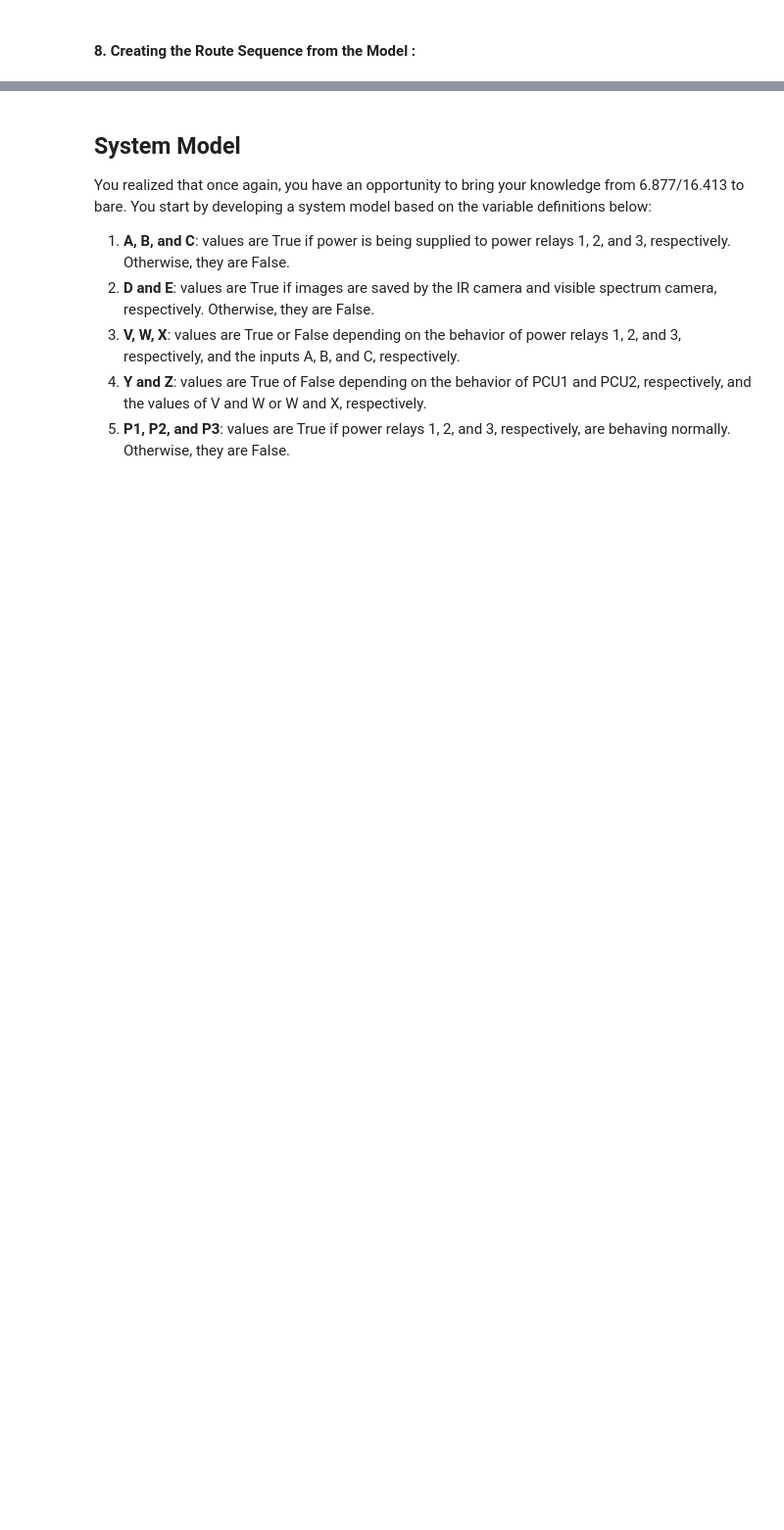
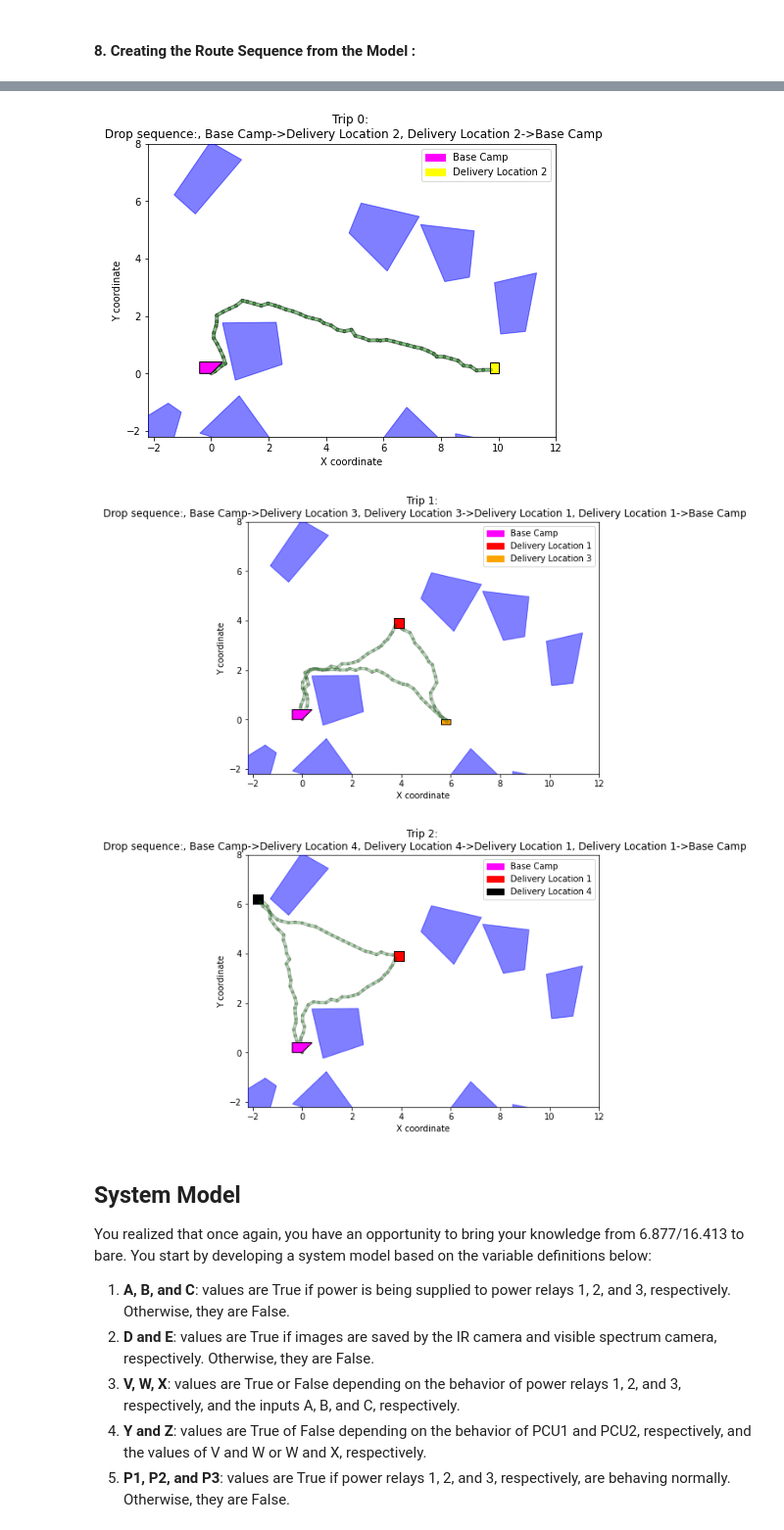
Before and after one commit to trstuart08/PADM_Project, a Jupyter notebook: PADM Project Initial Draft.ipynb, the cells around one changed output, grey strips where cells are left out. Shown at 98% size. Cells and saved outputs as stored; diff of their text form; code cells hidden in the pictures; blank space fills up the shorter version.

```diff
--- a/PADM Project Initial Draft.ipynb
+++ b/PADM Project Initial Draft.ipynb
@@ -1055,5 +1060,46 @@ Trip # 3 - Drone: 2 ( Trip- 2 ) Drop Sequence : ['02', '20']
 Interpretation:
 If output is ['03', '31', '10'] : It means it will move from 0 -> 3 -> 1 -> 0
+# %%
+bounds = (-2.2, -2.2, 12, 8)
+color = ['magenta','red','yellow','orange','black']
+for ind1 in range(len(tr1)):
+    path_arr = []
+    ax = plot_environment(env, bounds)
+    plot_patch = []
+    drop_seq = []
+    for ind2 in range(len(h[ind1])):
+        path_arr.append(int(h[ind1][ind2][0]))
+    for ind2 in range(len(path_arr)):
+        start = path_arr[ind2]
+        end = 0
+        if ind2 == len(path_arr) - 1:
+            end = path_arr[0]
+        else:
+            end = path_arr[ind2 + 1]
+        #loc_coord[start], loc_coord[end]
+        path = path_mat[start][end]
+        radius = 0.05
+        for ind in range(len(path) - 1):
+            line = LineString([path[ind],path[ind+1]])
+            expanded_line = line.buffer(radius, resolution=3)
+            plot_poly(ax, expanded_line, 'green', alpha=0.25)
+        end_region = loc_poly[end]
+        plot_poly(ax, end_region,color[end])
+        drop_seq.append(loc_name[start]+"->"+loc_name[end])
+        # Plot details
+        plt.xlabel("X coordinate");
+        plt.ylabel("Y coordinate");
+
+        plot_patch.insert(0,patches.Patch(color=color[end], label=loc_name[end]))
+    drop_str = ""
+    for ind2 in range(len(drop_seq)):
+        drop_str += ", " + drop_seq[ind2]
+    plt.title("Trip %i: \n Drop sequence:%s" %(ind1, drop_str))
+    ax.legend(loc = "upper right", handles=plot_patch);
+# %% [output]
+[figure, added]
+[figure, added]
+[figure, added]
 # %% [markdown]
 ## System Model
 
```
Also changed, not shown: parts of 10 cells of this notebook.
